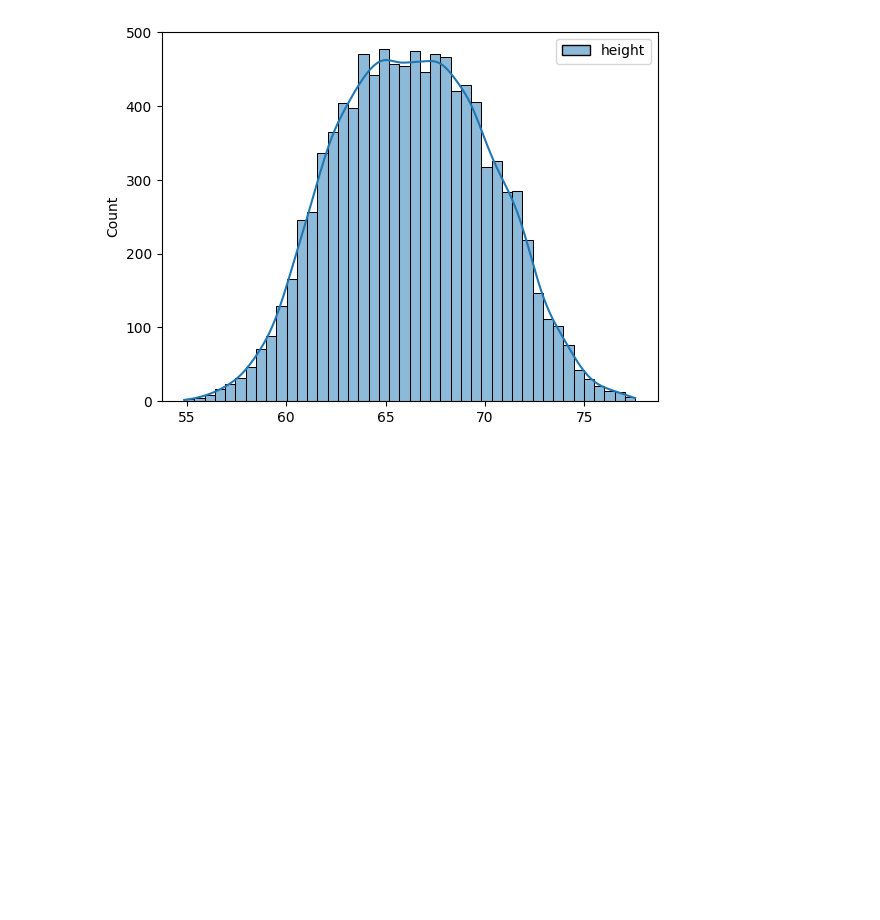
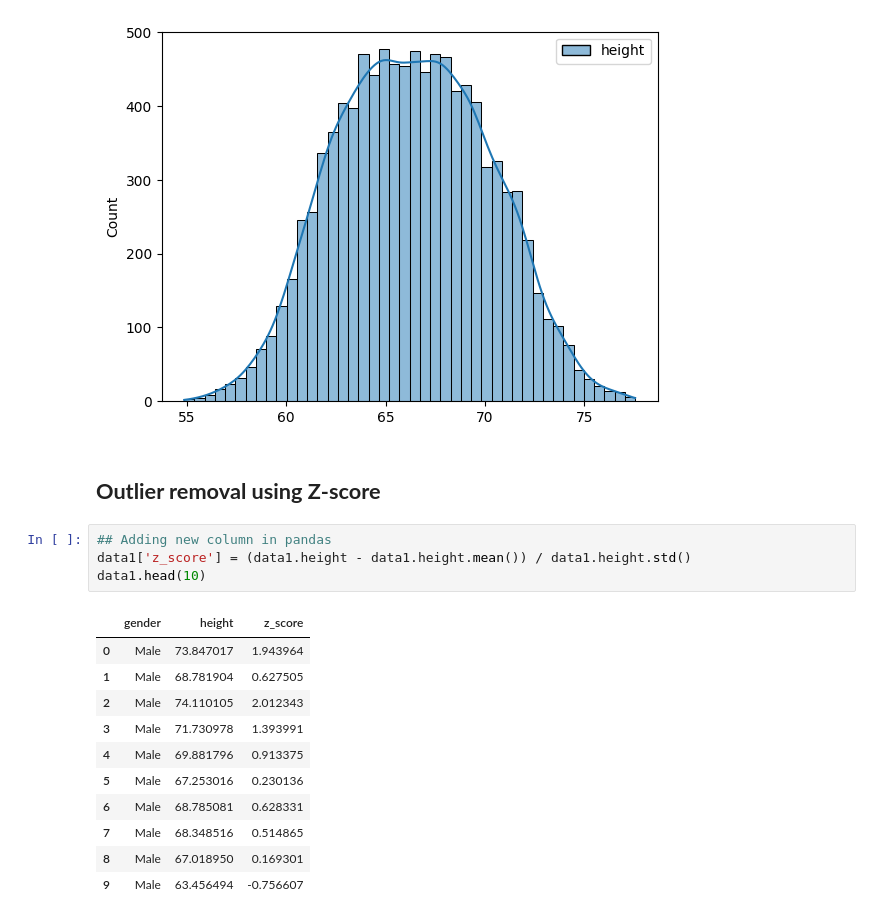
Before and after one commit to Payal2000/Statistics_Practice, a Jupyter notebook: Statistics_Practice.ipynb, the cells around one changed output. Drawn from its saved outputs; the diff is of its cells as text; blank space fills up the shorter version.

```diff
--- a/Statistics_Practice.ipynb
+++ b/Statistics_Practice.ipynb
@@ -184,3 +184,21 @@ sn.histplot(data1_no_outlier, kde = True)
 # %% [output]
 <Axes: ylabel='Count'>
 [figure]
+# %% [markdown]
+## **Outlier removal using Z-score**
+# %%
+## Adding new column in pandas
+data1['z_score'] = (data1.height - data1.height.mean()) / data1.height.std()
+data1.head(10)
+# %% [output]
+|  | gender | height | z_score |
+| 0 | Male | 73.847017 | 1.943964 |
+| 1 | Male | 68.781904 | 0.627505 |
+| 2 | Male | 74.110105 | 2.012343 |
+| 3 | Male | 71.730978 | 1.393991 |
+| 4 | Male | 69.881796 | 0.913375 |
+| 5 | Male | 67.253016 | 0.230136 |
+| 6 | Male | 68.785081 | 0.628331 |
+| 7 | Male | 68.348516 | 0.514865 |
+| 8 | Male | 67.018950 | 0.169301 |
+| 9 | Male | 63.456494 | -0.756607 |
```
Also changed, not shown: parts of 1 cell of this notebook.
